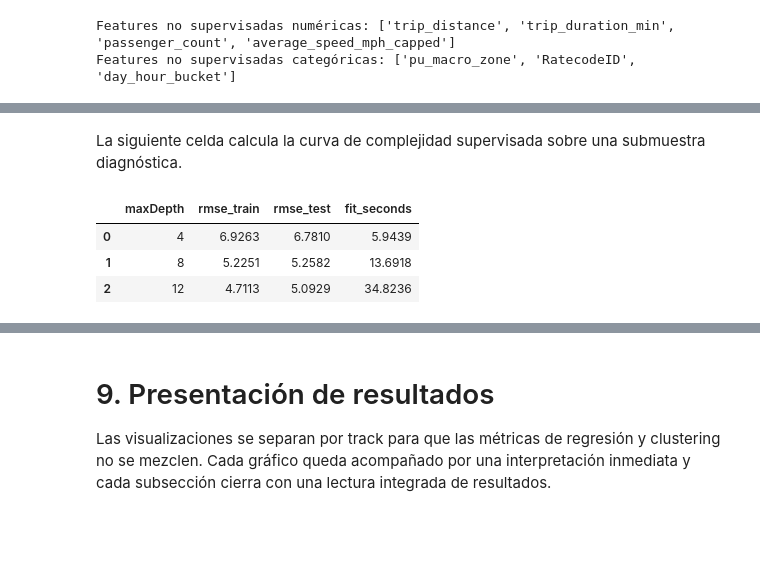
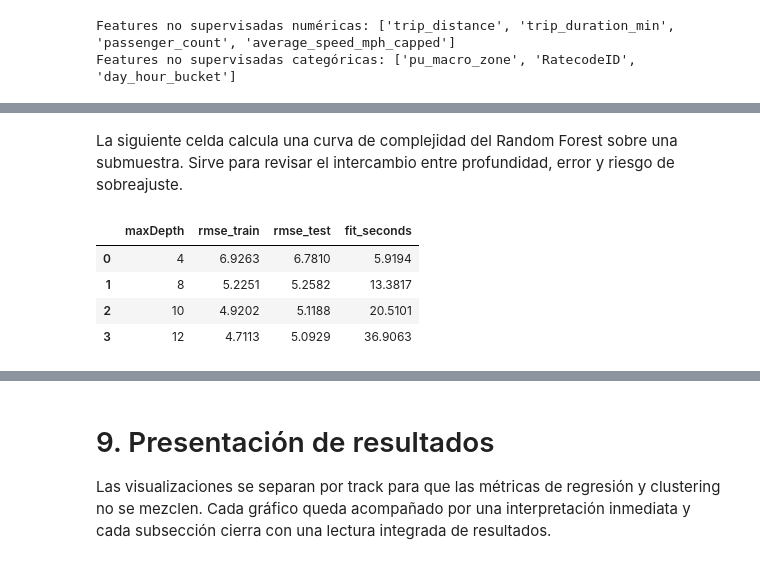
Before and after one commit to jjmonsalveg/big-data-mna, a Jupyter notebook: proyecto/etapa4/Proyecto_Final_12Equipo.ipynb, the cells around one changed output, grey strips where cells are left out. Saved outputs shown, nothing was run; the diff lists cells and outputs as text; code cells hidden in the pictures; blank space fills up the shorter version.

```diff
--- a/proyecto/etapa4/Proyecto_Final_12Equipo.ipynb
+++ b/proyecto/etapa4/Proyecto_Final_12Equipo.ipynb
@@ -2758,8 +2782,8 @@ Validación cruzada KMeans completa: 5 folds y 25 perfiles fold-cluster para la
 # %% [markdown]
-La siguiente celda calcula la curva de complejidad supervisada sobre una submuestra diagnóstica.
+La siguiente celda calcula una curva de complejidad del Random Forest sobre una submuestra. Sirve para revisar el intercambio entre profundidad, error y riesgo de sobreajuste.
 # %%
 COMPLEXITY_FOLD = 1
-COMPLEXITY_DEPTHS = [4, 8, 12]
+COMPLEXITY_DEPTHS = [4, 8, 10, 12]
 train_complex_base = M_folds_ml.filter(F.col("fold_id") != COMPLEXITY_FOLD)
 test_complex_base = M_folds_ml.filter(F.col("fold_id") == COMPLEXITY_FOLD)
 
@@ -2798,33 +2822,34 @@ for depth in COMPLEXITY_DEPTHS:
         .select(TARGET, "prediction")
         .persist(StorageLevel.MEMORY_AND_DISK)
     )
     pred_test_depth = (
         model_depth.transform(test_complex)
         .select(TARGET, "prediction")
         .persist(StorageLevel.MEMORY_AND_DISK)
     )
     pred_train_depth.count()
     pred_test_depth.count()
 
     complexity_rows.append(
         {
             "maxDepth": depth,
             "rmse_train": ev_rmse.evaluate(pred_train_depth),
             "rmse_test": ev_rmse.evaluate(pred_test_depth),
             "fit_seconds": fit_seconds,
         }
     )
 
     pred_train_depth.unpersist()
     pred_test_depth.unpersist()
 
 train_complex.unpersist()
 test_complex.unpersist()
 
 complexity_df = pd.DataFrame(complexity_rows)
 display(complexity_df.round(4))
 # %% [output]
 |  | maxDepth | rmse_train | rmse_test | fit_seconds |
-| 0 | 4 | 6.9263 | 6.7810 | 5.9439 |
-| 1 | 8 | 5.2251 | 5.2582 | 13.6918 |
-| 2 | 12 | 4.7113 | 5.0929 | 34.8236 |
+| 0 | 4 | 6.9263 | 6.7810 | 5.9194 |
+| 1 | 8 | 5.2251 | 5.2582 | 13.3817 |
+| 2 | 10 | 4.9202 | 5.1188 | 20.5101 |
+| 3 | 12 | 4.7113 | 5.0929 | 36.9063 |
```
Also changed, not shown: parts of 43 cells of this notebook.
